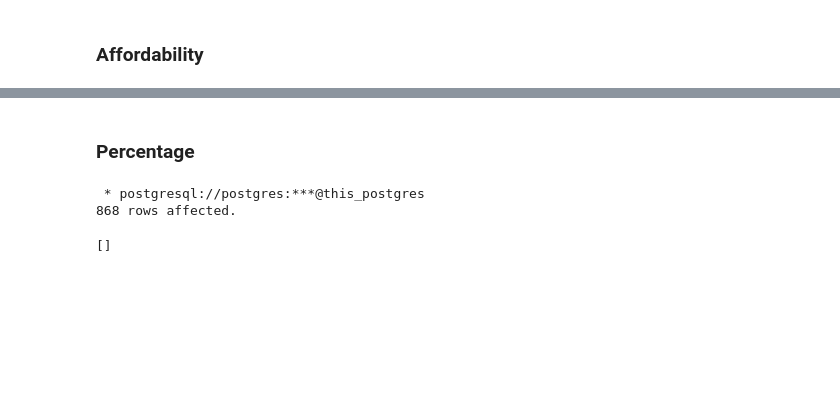
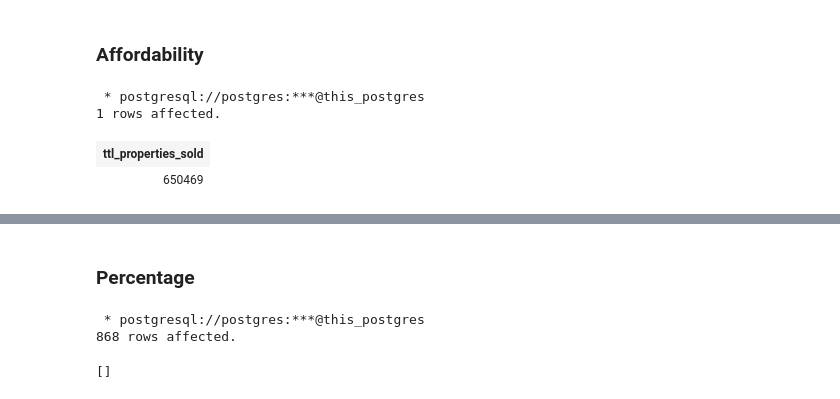
Before and after one commit to helengtt/properties-investment, a Jupyter notebook: ipynb/domain.ipynb, the cells around one changed output, grey strips where cells are left out. Saved outputs shown, nothing was run; the diff lists cells and outputs as text; code cells hidden in the pictures; blank space fills up the shorter version.

```diff
--- a/ipynb/domain.ipynb
+++ b/ipynb/domain.ipynb
@@ -127,6 +143,17 @@ SELECT *
     , ttl_apt_tier2 * 1.0/ NULLIF(ttl_apt_sold, 0) AS apt_affordability_tier2
     , ttl_apt_tier3 * 1.0/ NULLIF(ttl_apt_sold, 0) AS apt_affordability_tier3
 FROM suburbs_count
+# %%
+%%sql
+
+SELECT COUNT(p.listing_id) AS ttl_properties_sold
+FROM properties p
+--WHERE p.sold_date >= '2020-07-01'
+# %% [output]
+ * postgresql://postgres:***@this_postgres
+1 rows affected.
+| ttl_properties_sold |
+| 650469 |
 # %%
 # pd.read_sql("select * from information_schema.tables where table_schema ='public'", engine)
 # %%
```
Also changed, not shown: parts of 22 cells of this notebook, 15 other files.
